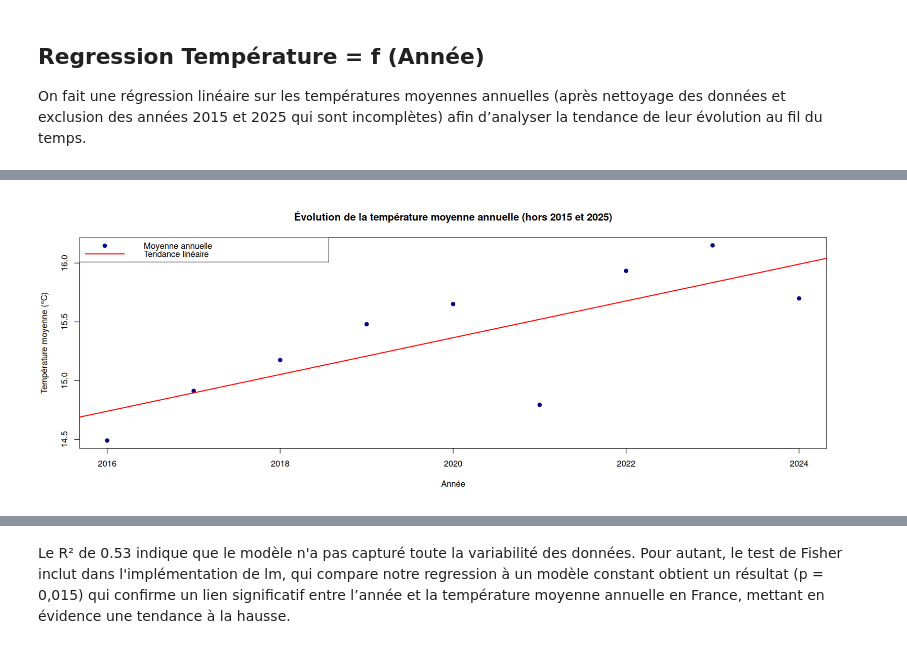
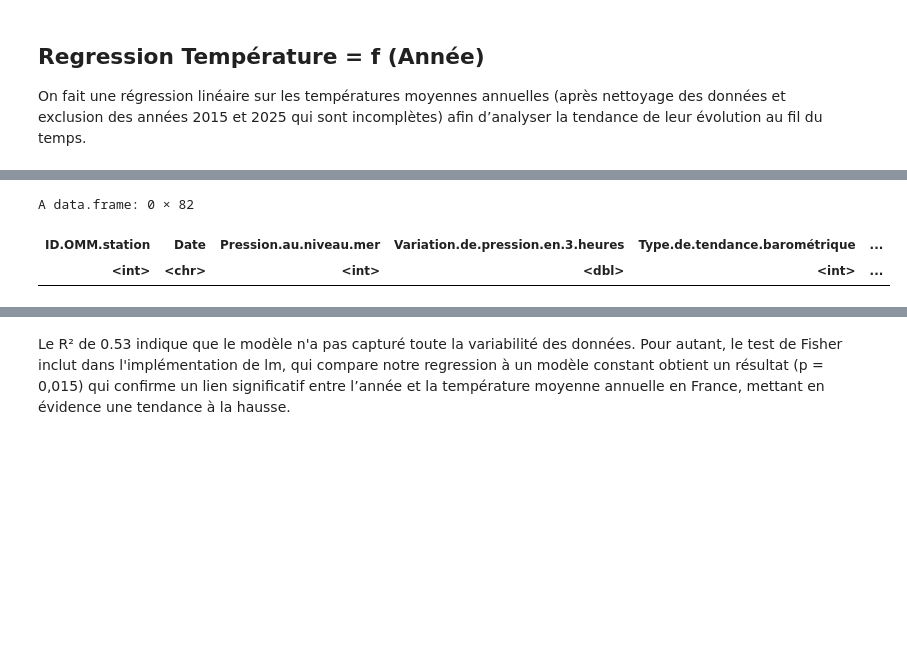
Before and after one commit to alextonon/BE_R, a Jupyter notebook: BE_final.ipynb, the cells around one changed output, grey strips where cells are left out. Drawn from its saved outputs; the diff is of its cells as text; code cells hidden in the pictures; blank space fills up the shorter version.

```diff
--- a/BE_final.ipynb
+++ b/BE_final.ipynb
@@ -682,37 +566,42 @@ A matrix: 5 × 5 of type dbl
 ## Regression Température = f (Année)
 On fait une régression linéaire sur les températures moyennes annuelles (après nettoyage des données et exclusion des années 2015 et 2025 qui sont incomplètes) afin d’analyser la tendance de leur évolution au fil du temps.
 # %%
+# Renommer la colonne Date en Datetime
 df_test <- df
 
-# Conversion de la colonne Date
-df_test$Date <- as.Date(df_test$Date)
+# Filtrage des lignes valides
+df_test <- df_test[!is.na(df_test$Température) & !is.na(df_test$Date), ]
 
-df_test$Température...C. <- suppressWarnings(as.numeric(df_test$Température...C.))
-df_test <- df_test[!is.na(df_test$Température...C.) & !is.na(df_test$Date), ]
+start <- as.POSIXct("2025-01-01 12:00:00", tz = "UTC")
+end   <- as.POSIXct("2025-01-01 12:59:59", tz = "UTC")
 
-# Extraction de l'année et aggregation
-df_test$Year <- format(df_test$Date, "%Y")
-df_yearly <- aggregate(Température...C. ~ Year, data = df_test, FUN = mean)
-df_yearly$Year <- as.numeric(df_yearly$Year)
+df_subset <- df_test[df_test$Date >= start & df_test$Date <= end, ]
 
-# On retire 2015 et 2025
-df_yearly <- df_yearly[!(df_yearly$Year %in% c(2015, 2025)), ]
+df_subset
 
-# Régression linéaire
-model_trend <- lm(Température...C. ~ Year, data = df_yearly)
-summary(model_trend)
 
-par(bg = "white")
-plot(
-  df_yearly$Year, df_yearly$Température...C.,
-  main = "Évolution de la température moyenne annuelle (hors 2015 et 2025)",
-  xlab = "Année", ylab = "Température moyenne (°C)",
-  pch = 19, col = "darkblue"
-)
+# Régression linéaire uniquement si le sous-ensemble contient assez de données
+if (nrow(df_subset) > 1) {
+  model_trend <- lm(Température...C. ~ Altitude, data = df_subset)
+  print(summary(model_trend))
 
-abline(model_trend, col = "red", lwd = 2)
+  # Graphique
+  par(bg = "white")
+  plot(
+    df_subset$Altitude, df_subset$Température...C.,
+    main = "Température vs Altitude (1er janvier 2025, 12h)",
+    xlab = "Altitude (m)", ylab = "Température (°C)",
+    pch = 19, col = "darkblue"
+  )
+  abline(model_trend, col = "red", lwd = 2)
 
-legend("topleft",
-       legend = c("Moyenne annuelle", "Tendance linéaire"),
-       col = c("darkblue", "red"), pch = c(19, NA), lty = c(NA, 1), lwd = c(NA, 2))
+  legend("topright",
+         legend = c("Données observées", "Régression linéaire"),
+         col = c("darkblue", "red"),
+         pch = c(19, NA),
+         lty = c(NA, 1),
+         lwd = c(NA, 2))
+} else {
+  warning("Pas assez de données dans df_subset pour ajuster une régression linéaire.")
+}
 # %% [output]
@@ -736 +616,3 @@ F-statistic: 10.14 on 1 and 7 DF,  p-value: 0.01538
-[figure, removed]
+A data.frame: 0 × 82
+| ID.OMM.station | Date | Pression.au.niveau.mer | Variation.de.pression.en.3.heures | Type.de.tendance.barométrique | ... |
+| <int> | <chr> | <int> | <dbl> | <int> | ... |
```
Also changed, not shown: parts of 54 cells of this notebook.
